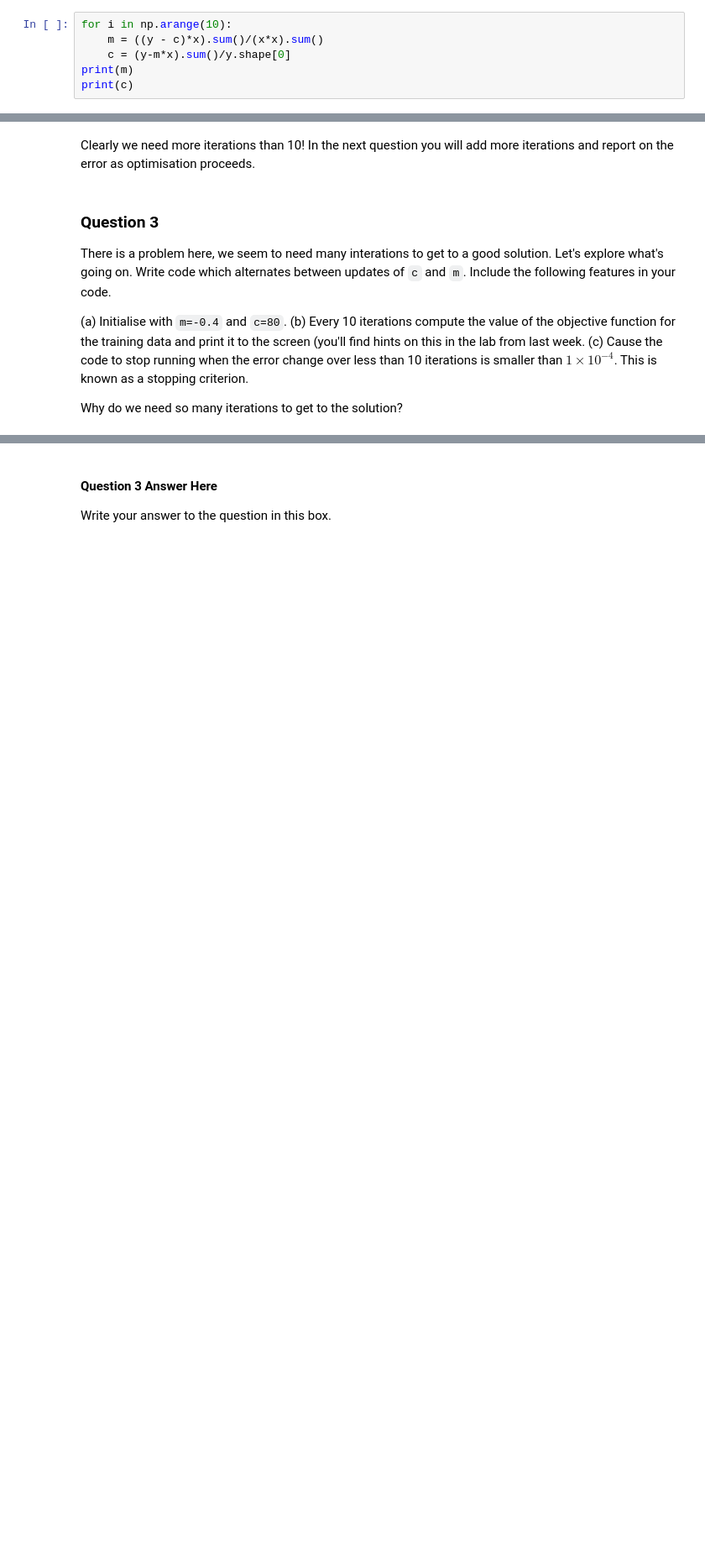
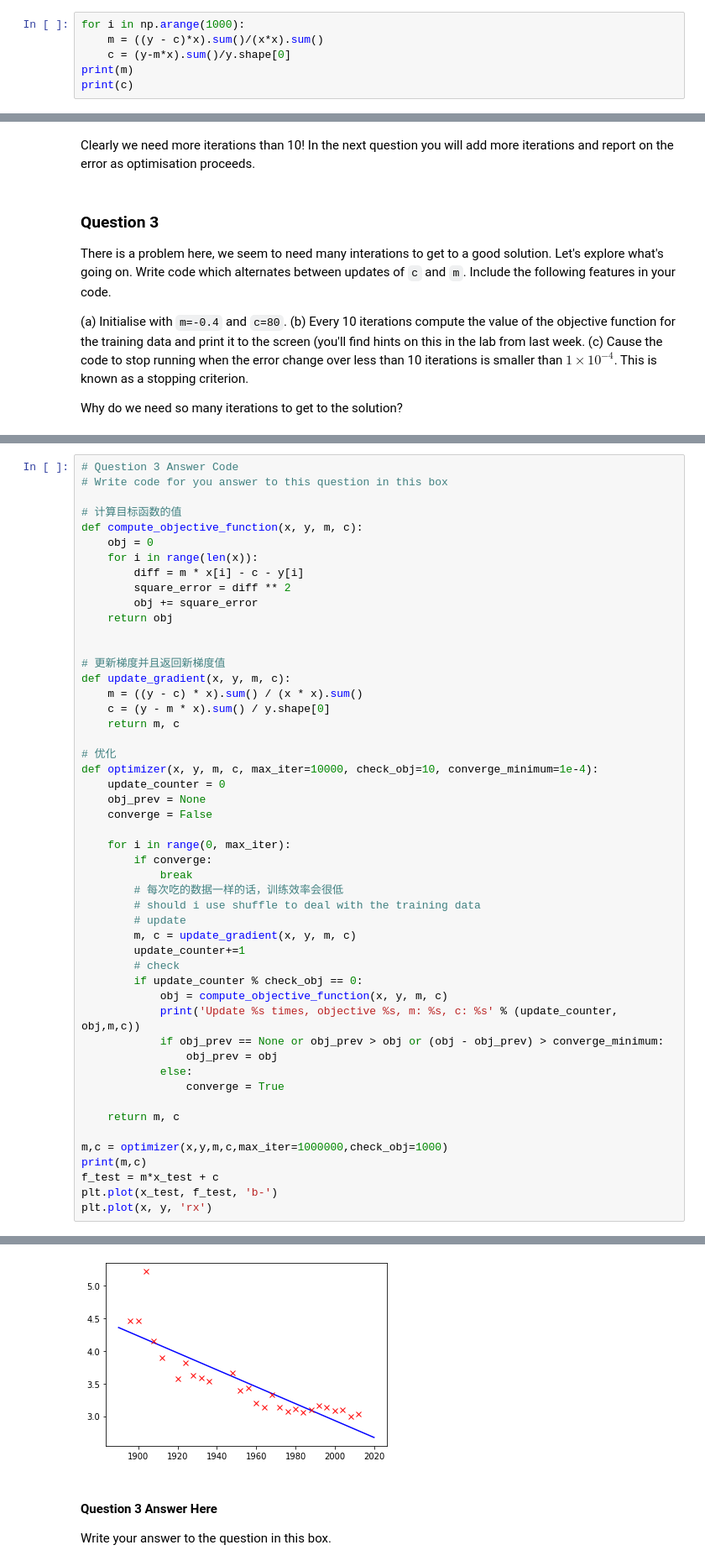
Before and after one commit to maalvarezl/MLAI, a Jupyter notebook: Lab 3 - Linear Regression.ipynb, the cells around one changed output, grey strips where cells are left out. Shown at 84% size. Drawn from its saved outputs; the diff is of its cells as text; blank space fills up the shorter version.

Commit message:
lab 3 question 3

```diff
--- a/Lab 3 - Linear Regression.ipynb
+++ b/Lab 3 - Linear Regression.ipynb
@@ -237,7 +273,7 @@ plt.plot(x, y, 'rx')
 # %% [markdown]
 The fit isn't very good, we need to iterate between these parameter updates in a loop to improve the fit, we have to do this several times,
 # %%
-for i in np.arange(10):
+for i in np.arange(1000):
     m = ((y - c)*x).sum()/(x*x).sum()
     c = (y-m*x).sum()/y.shape[0]
 print(m)
@@ -265,0 +305,51 @@ Why do we need so many iterations to get to the solution?
+# %%
+# Question 3 Answer Code
+# Write code for you answer to this question in this box
+
+# 计算目标函数的值
+def compute_objective_function(x, y, m, c):
+    obj = 0
+    for i in range(len(x)):
+        diff = m * x[i] - c - y[i]
+        square_error = diff ** 2
+        obj += square_error
+    return obj
+
+
+# 更新梯度并且返回新梯度值
+def update_gradient(x, y, m, c):
+    m = ((y - c) * x).sum() / (x * x).sum()
+    c = (y - m * x).sum() / y.shape[0]
+    return m, c
+
+# 优化
+def optimizer(x, y, m, c, max_iter=10000, check_obj=10, converge_minimum=1e-4):
+    update_counter = 0
+    obj_prev = None
+    converge = False
+
+    for i in range(0, max_iter):
+        if converge:
+            break
+        # 每次吃的数据一样的话，训练效率会很低
+        # should i use shuffle to deal with the training data
+        # update
+        m, c = update_gradient(x, y, m, c)
+        update_counter+=1
+        # check
+        if update_counter % check_obj == 0:
+            obj = compute_objective_function(x, y, m, c)
+            print('Update %s times, objective %s, m: %s, c: %s' % (update_counter, obj,m,c))
+            if obj_prev == None or obj_prev > obj or (obj - obj_prev) > converge_minimum:
+                obj_prev = obj
+            else:
+                converge = True
+
+    return m, c
+
+m,c = optimizer(x,y,m,c,max_iter=1000000,check_obj=1000)
+print(m,c)
+f_test = m*x_test + c
+plt.plot(x_test, f_test, 'b-')
+plt.plot(x, y, 'rx')
+# %% [output]
@@ -266,3 +360,4 @@ Why do we need so many iterations to get to the solution?
+[figure, added]
 # %% [markdown]
 #### Question 3 Answer Here
 
```
Also changed, not shown: parts of 16 cells of this notebook.
